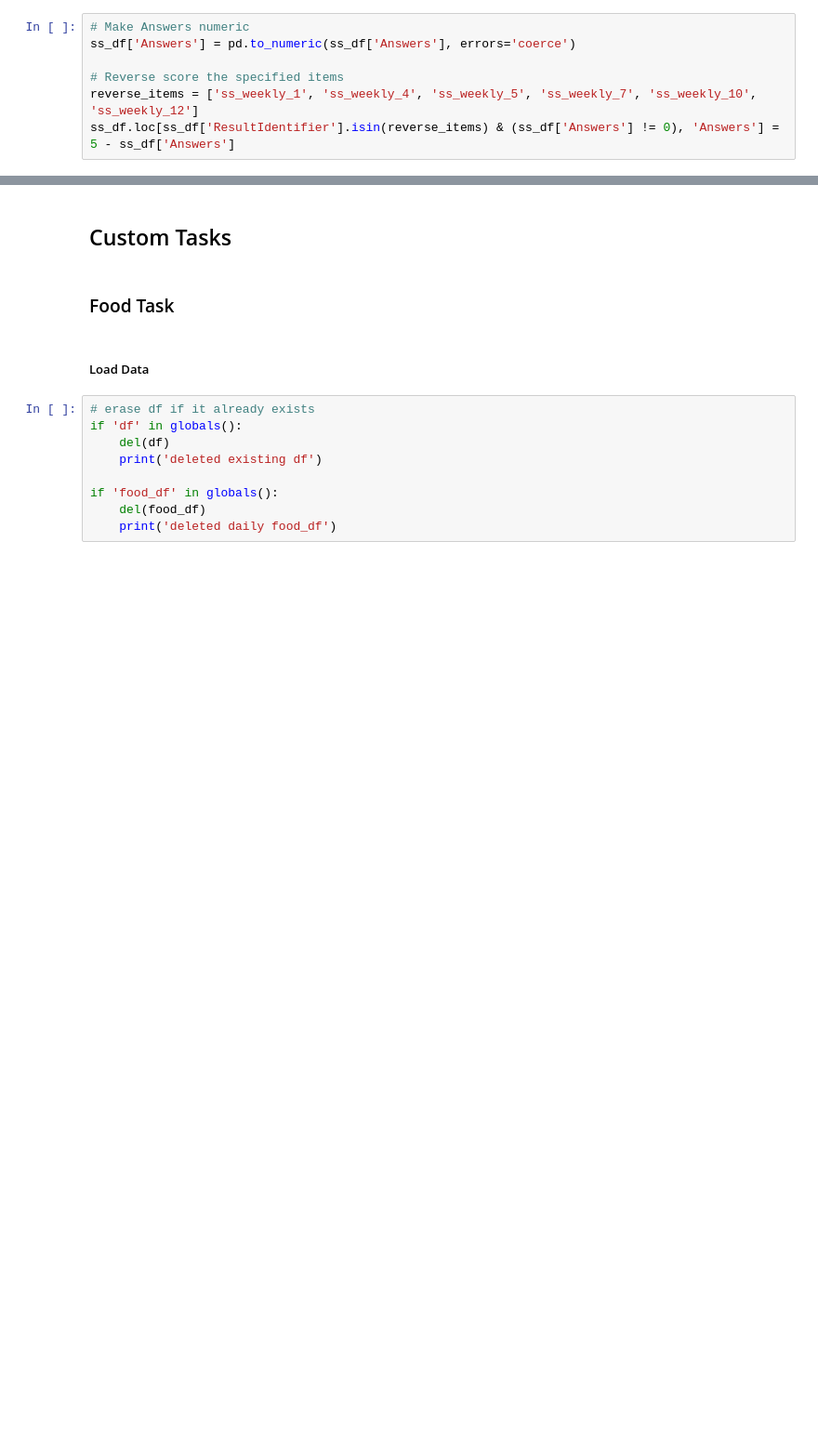
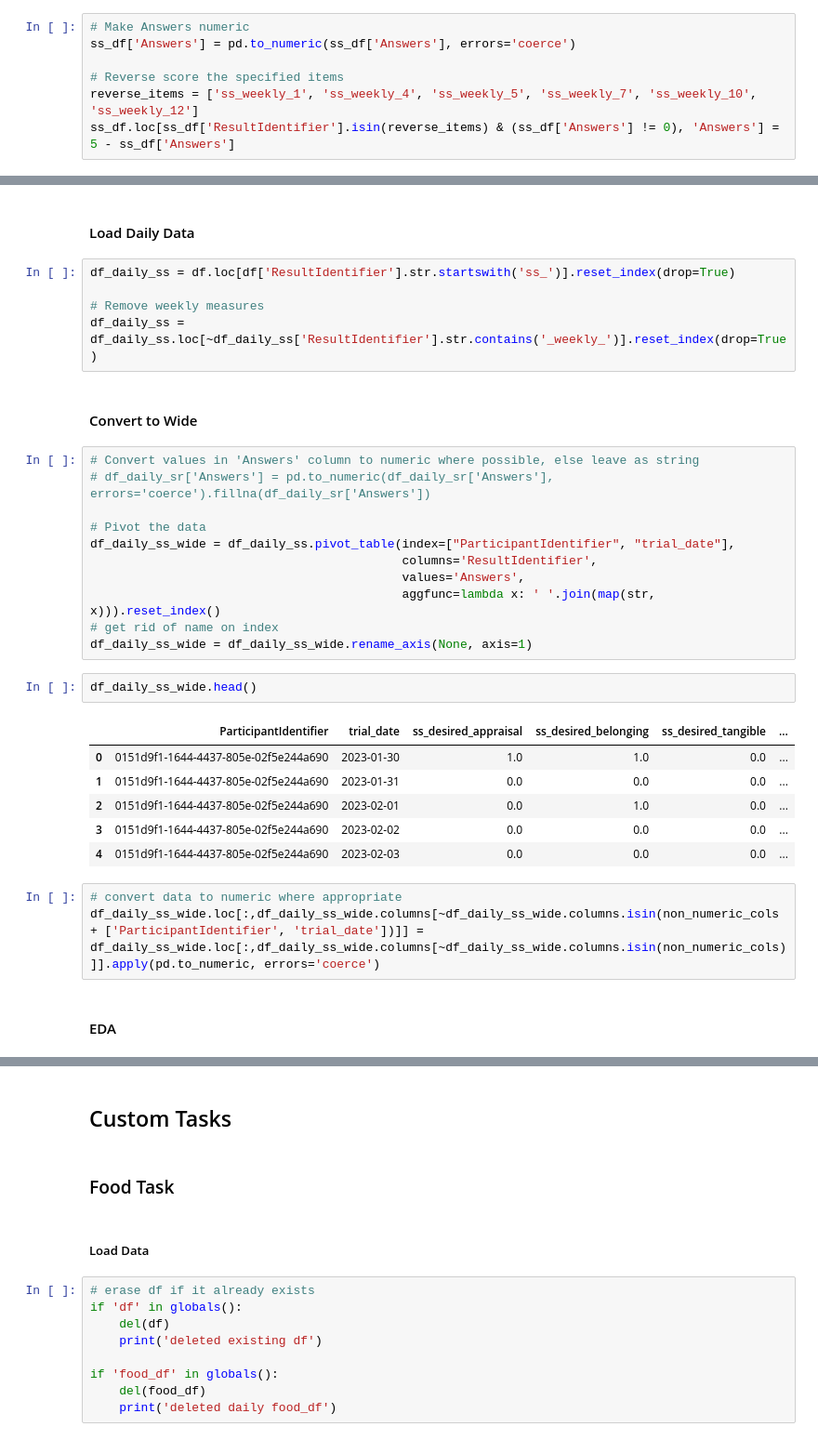
Before and after one commit to danieljwilson/3_3_experience_sampling, a Jupyter notebook: 3_3_3_data_analysis/01_data munge/01_1_process_data.ipynb, the cells around one changed output, grey strips where cells are left out. Shown at 93% size. Cells and saved outputs as stored; diff of their text form; blank space fills up the shorter version.

```diff
--- a/3_3_3_data_analysis/01_data munge/01_1_process_data.ipynb
+++ b/3_3_3_data_analysis/01_data munge/01_1_process_data.ipynb
@@ -918,0 +884,34 @@ final_df.head()
+# %% [markdown]
+#### Load Daily Data
+# %%
+df_daily_ss = df.loc[df['ResultIdentifier'].str.startswith('ss_')].reset_index(drop=True)
+
+# Remove weekly measures
+df_daily_ss = df_daily_ss.loc[~df_daily_ss['ResultIdentifier'].str.contains('_weekly_')].reset_index(drop=True)
+# %% [markdown]
+#### Convert to Wide
+# %%
+# Convert values in 'Answers' column to numeric where possible, else leave as string
+# df_daily_sr['Answers'] = pd.to_numeric(df_daily_sr['Answers'], errors='coerce').fillna(df_daily_sr['Answers'])
+
+# Pivot the data
+df_daily_ss_wide = df_daily_ss.pivot_table(index=["ParticipantIdentifier", "trial_date"],
+                                           columns='ResultIdentifier',
+                                           values='Answers',
+                                           aggfunc=lambda x: ' '.join(map(str, x))).reset_index()
+# get rid of name on index
+df_daily_ss_wide = df_daily_ss_wide.rename_axis(None, axis=1)
+# %%
+df_daily_ss_wide.head()
+# %% [output]
+|  | ParticipantIdentifier | trial_date | ss_desired_appraisal | ss_desired_belonging | ss_desired_tangible | ... |
+| 0 | 0151d9f1-1644-4437-805e-02f5e244a690 | 2023-01-30 | 1.0 | 1.0 | 0.0 | ... |
+| 1 | 0151d9f1-1644-4437-805e-02f5e244a690 | 2023-01-31 | 0.0 | 0.0 | 0.0 | ... |
+| 2 | 0151d9f1-1644-4437-805e-02f5e244a690 | 2023-02-01 | 0.0 | 1.0 | 0.0 | ... |
+| 3 | 0151d9f1-1644-4437-805e-02f5e244a690 | 2023-02-02 | 0.0 | 0.0 | 0.0 | ... |
+| 4 | 0151d9f1-1644-4437-805e-02f5e244a690 | 2023-02-03 | 0.0 | 0.0 | 0.0 | ... |
+# %%
+# convert data to numeric where appropriate
+df_daily_ss_wide.loc[:,df_daily_ss_wide.columns[~df_daily_ss_wide.columns.isin(non_numeric_cols + ['ParticipantIdentifier', 'trial_date'])]] = df_daily_ss_wide.loc[:,df_daily_ss_wide.columns[~df_daily_ss_wide.columns.isin(non_numeric_cols)]].apply(pd.to_numeric, errors='coerce')
+# %% [markdown]
+#### EDA
```
Also changed, not shown: parts of 51 cells of this notebook.
